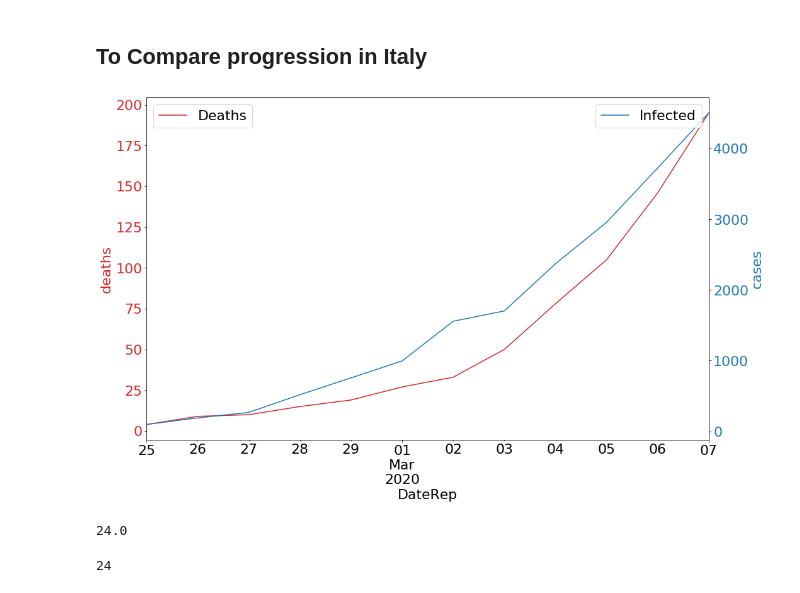
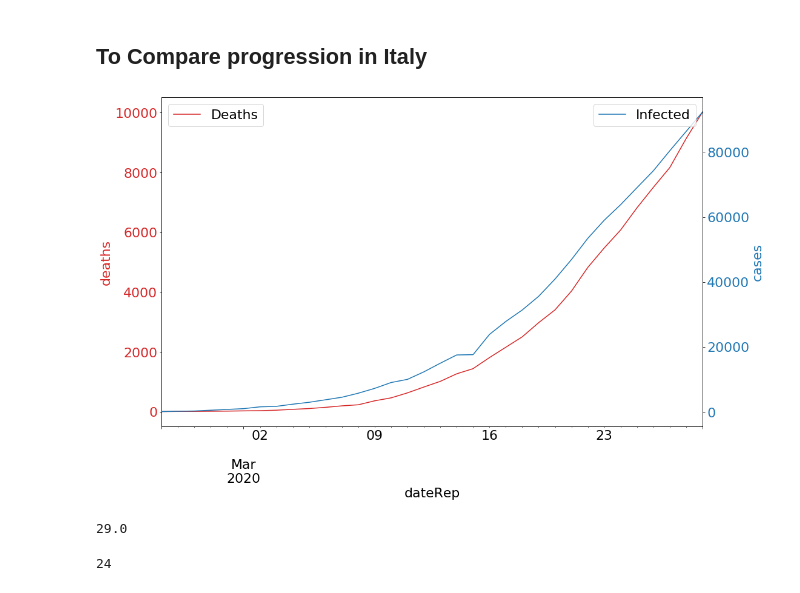
Before and after one commit to akumagamo/liveProjectSubmissions, a Jupyter notebook: Covid Rapid View.ipynb, the cells around one changed output. Drawn from its saved outputs; the diff is of its cells as text; code cells hidden in the pictures.

```diff
--- a/Covid Rapid View.ipynb
+++ b/Covid Rapid View.ipynb
@@ -12,6 +12,6 @@ from datetime import datetime, timedelta
 # %% [markdown]
 ## Load Data (seperate Cell not to call the service to often)
 # %%
-df = pd.read_csv("https://www.ecdc.europa.eu/sites/default/files/documents/COVID-19-geographic-disbtribution-worldwide.csv")
+df = pd.read_csv("https://opendata.ecdc.europa.eu/covid19/casedistribution/csv")
 # %% [markdown]
  ## Filter only interesting entries
@@ -19,12 +33,12 @@ df = pd.read_csv("https://www.ecdc.europa.eu/sites/default/files/documents/COVID
 df1 = df.copy()
 
 # Convert -> Date column to python DateTime Type, so that filtering works
-df1['DateRep']= pd.to_datetime(df1['DateRep'], format='%d/%m/%Y')
+df1['dateRep']= pd.to_datetime(df1['dateRep'], format='%d/%m/%Y')
 
 # Since in AT it started more or less on 1st of March
 start_date = datetime.strptime('2020-02-29','%Y-%m-%d')
 
-df1 = df1[(df1["DateRep"] > start_date) & (df1["GeoId"] == 'AT')]
+df1 = df1[(df1["dateRep"] > start_date) & (df1["geoId"] == 'AT')]
 df1.dropna()
 df1.head(10)
 # %% [output]
@@ -47,8 +61,8 @@ Since each entry is the numbers of deaths / cases reported per day you need to c
 
 df1 = df1.reindex(index=df1.index[::-1])
 
-df1['cumCases'] = df1['Cases'].cumsum()
-df1['cumDeaths'] = df1['Deaths'].cumsum()
+df1['cumCases'] = df1['cases'].cumsum()
+df1['cumDeaths'] = df1['deaths'].cumsum()
 
 df1.head(10)
 # %% [output]
@@ -98,54 +112,55 @@ plt.show()
 ## To Compare progression in Italy
 # %%
 df_it = df.copy()
-df_it['DateRep']= pd.to_datetime(df_it['DateRep'], format='%d/%m/%Y')
+df_it['dateRep']= pd.to_datetime(df_it['dateRep'], format='%d/%m/%Y')
 
 # Timeline length for AT
-timeline_length_in_days = abs(( df1["DateRep"].values[0] - df1["DateRep"].values[-1])).astype('timedelta64[D]') / pd.np.timedelta64(1, 'D')
+timeline_length_in_days = abs(( df1["dateRep"].values[0] - df1["dateRep"].values[-1])).astype('timedelta64[D]') / pd.np.timedelta64(1, 'D')
 
 # Since in IT it started more or less on 24th of February
 start_date = datetime.strptime('2020-02-24','%Y-%m-%d')
 
 # and we just want to compare more same timeframe
-end_date = start_date + timedelta(days=timeline_length_in_days/2 + 1)
+end_date  = datetime.strptime('2020-03-30','%Y-%m-%d')
+#= start_date + timedelta(days=timeline_length_in_days/2 + 1)
 
-df_it = df_it[(df_it["DateRep"] > start_date) & (df_it["DateRep"] < end_date) & (df_it["GeoId"] == 'IT')]
+df_it = df_it[(df_it["dateRep"] > start_date) & (df_it["dateRep"] < end_date) & (df_it["geoId"] == 'IT')]
 df_it.dropna()
 
 df_it = df_it.reindex(index=df_it.index[::-1])
 
-df_it['cumCases'] = df_it['Cases'].cumsum()
-df_it['cumDeaths'] = df_it['Deaths'].cumsum()
+df_it['cumCases'] = df_it['cases'].cumsum()
+df_it['cumDeaths'] = df_it['deaths'].cumsum()
 
 
 # Basic Plot setup
 plt.rcParams.update({'font.size': 22})
 
 fig, ax1 = plt.subplots(figsize=(16, 10))
 ax2 = ax1.twinx()
 
 colorDeaths = 'tab:red'
 colorInfected = 'tab:blue'
 
 ax1.set_xlabel('timeline')
 ax1.set_ylabel('deaths', color=colorDeaths)
 ax1.tick_params(axis='y', labelcolor=colorDeaths)
 
 ax2.set_ylabel('cases', color=colorInfected)
 ax2.tick_params(axis='y', labelcolor=colorInfected)
 
-df_it.plot(kind='line',x='DateRep',y='cumDeaths', color=colorDeaths, ax=ax1)
-df_it.plot(kind='line',x='DateRep',y='cumCases', color=colorInfected,ax=ax2)
+df_it.plot(kind='line',x='dateRep',y='cumDeaths', color=colorDeaths, ax=ax1)
+df_it.plot(kind='line',x='dateRep',y='cumCases', color=colorInfected,ax=ax2)
 
 ax1.legend(["Deaths"], loc=2)
 ax2.legend(["Infected"],loc=1)
 
 plt.show()
 
 print(timeline_length_in_days)
 # %% [output]
-[figure, old version]
+[figure, new version]
-24.0
+29.0
 # %%
 abs(( df1["DateRep"].values[0] - df1["DateRep"].values[-1])).astype('timedelta64[D]').astype(int)
 # print(df1["DateRep"].values[0].dtype)
```
Also changed, not shown: parts of 4 cells of this notebook.
